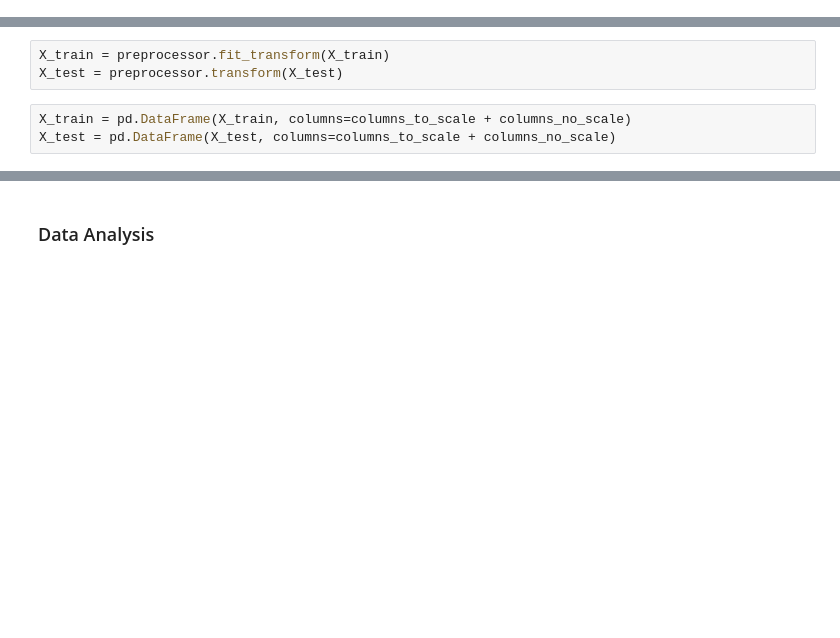
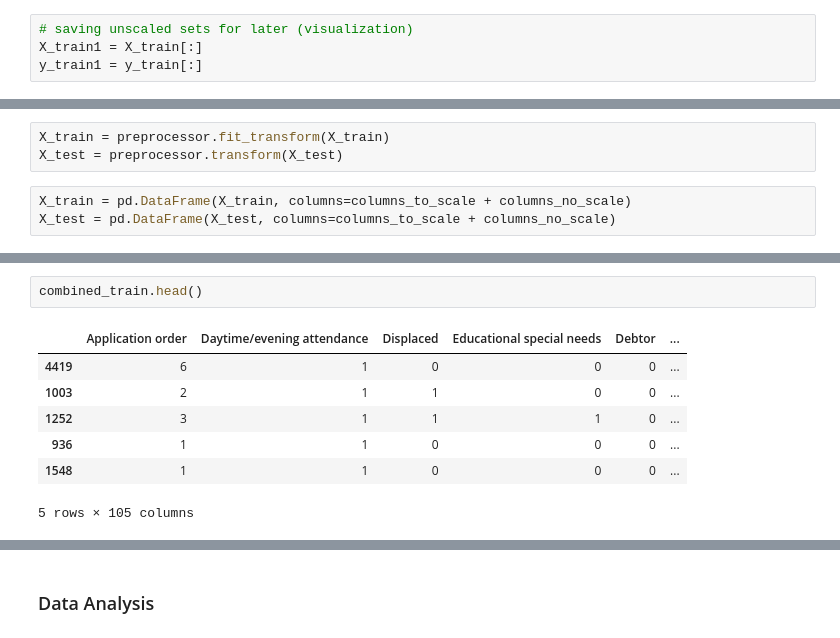
Before and after one commit to leon-d-nguyen/stat4185-final-project, a Jupyter notebook: stat4185-final-project.ipynb, the cells around one changed output, grey strips where cells are left out. Saved outputs shown, nothing was run; the diff lists cells and outputs as text; blank space fills up the shorter version.

```diff
--- a/stat4185-final-project.ipynb
+++ b/stat4185-final-project.ipynb
@@ -196 +214,5 @@ columns_to_scale
+# %%
+# saving unscaled sets for later (visualization)
+X_train1 = X_train[:]
+y_train1 = y_train[:]
 # %%
@@ -229,0 +257,10 @@ X_train
+# %%
+combined_train.head()
+# %% [output]
+|  | Application order | Daytime/evening attendance | Displaced | Educational special needs | Debtor | ... |
+| 4419 | 6 | 1 | 0 | 0 | 0 | ... |
+| 1003 | 2 | 1 | 1 | 0 | 0 | ... |
+| 1252 | 3 | 1 | 1 | 1 | 0 | ... |
+| 936 | 1 | 1 | 0 | 0 | 0 | ... |
+| 1548 | 1 | 1 | 0 | 0 | 0 | ... |
+5 rows × 105 columns
```
Also changed, not shown: parts of 24 cells of this notebook.
